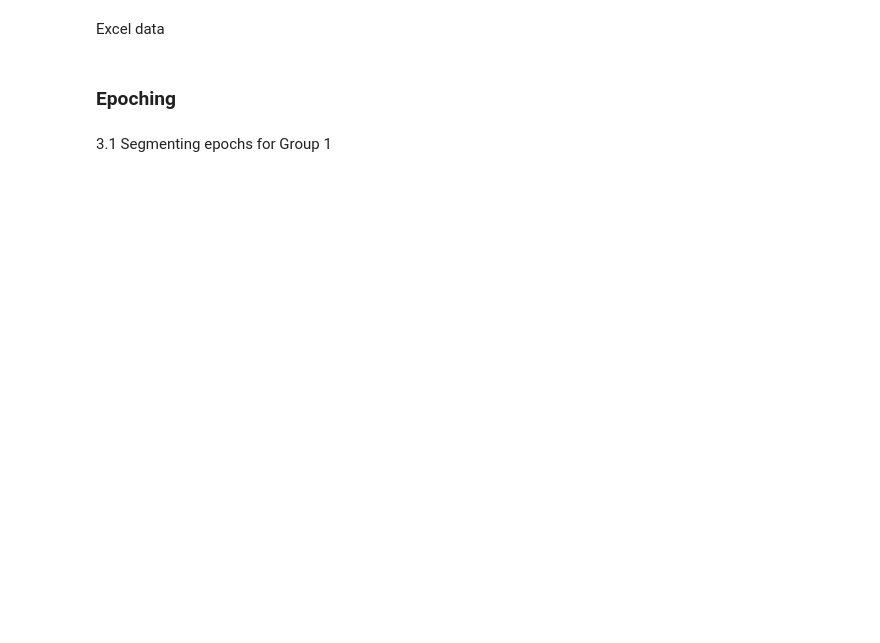
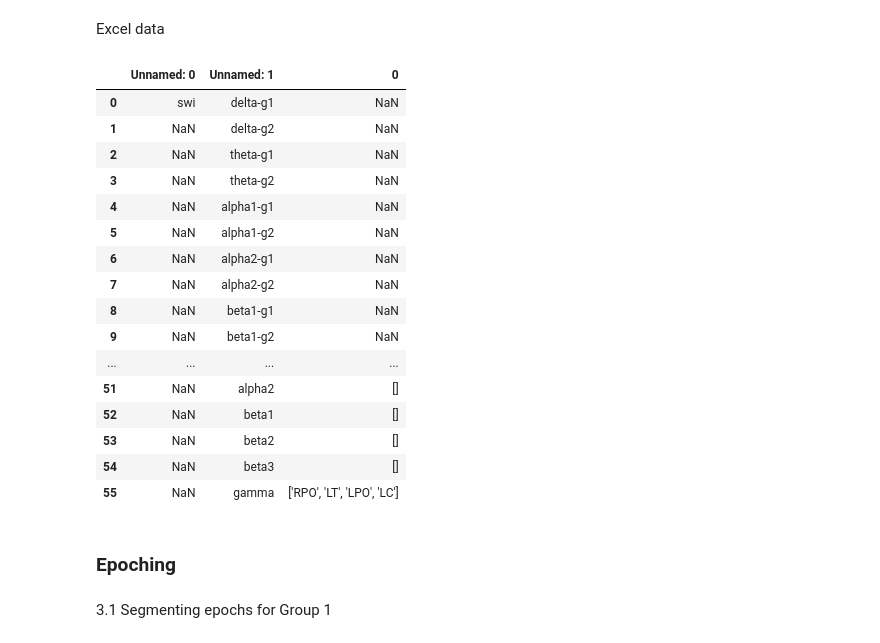
Before and after one commit to vishwanisingh/Depression-tDCS-Analysis, a Jupyter notebook: pre-vs-post.ipynb, the cells around one changed output. Drawn from its saved outputs; the diff is of its cells as text; code cells hidden in the pictures; blank space fills up the shorter version.

```diff
--- a/pre-vs-post.ipynb
+++ b/pre-vs-post.ipynb
@@ -96,22 +110,43 @@ Setting up band-pass filter from 0.01 - 45 Hz
 # %% [markdown]
 Excel data
 # %%
-df = pd.read_excel("comparison-results/output.xlsx")
-main_column_names = ['swi', 'links', 'asymmetry', 'regions']
-subcols = ('delta-g1', 'delta-g2', 'theta-g1', 'theta-g2', 'alpha1-g1', 'alpha1-g2', 'alpha2-g1', 'alpha2-g2',
-           'beta1-g1', 'beta1-g2', 'beta2-g1', 'beta2-g2', 'beta3-g1', 'beta3-g2', 'gamma-g1', 'gamma-g2')
+existing_file = "comparison-results/output.xlsx"
+df = pd.read_excel(existing_file)
+row_data = {}
 
-subcolumn_names = {
-    'swi': subcols,
-    'links': subcols,
-    'asymmetry': subcols,
-    'regions': ('delta', 'theta', 'alpha1', 'alpha2', 'beta1', 'beta2', 'beta3', 'gamma')
-}
+# main_column_names = ['swi', 'links', 'asymmetry', 'regions']
+# subcols = ('delta-g1', 'delta-g2', 'theta-g1', 'theta-g2', 'alpha1-g1', 'alpha1-g2', 'alpha2-g1', 'alpha2-g2',
+#            'beta1-g1', 'beta1-g2', 'beta2-g1', 'beta2-g2', 'beta3-g1', 'beta3-g2', 'gamma-g1', 'gamma-g2')
 
-columns_tuples = [(main_col, sub_col) for main_col in main_column_names for sub_col in subcolumn_names[main_col]]
-columns = pd.MultiIndex.from_tuples(columns_tuples)
-df = pd.DataFrame(columns=columns)
-df.head()
+# subcolumn_names = {
+#     'swi': subcols,
+#     'links': subcols,
+#     'asymmetry': subcols,
+#     'regions': ('delta', 'theta', 'alpha1', 'alpha2', 'beta1', 'beta2', 'beta3', 'gamma')
+# }
+
+# columns_tuples = [(main_col, sub_col) for main_col in main_column_names for sub_col in subcolumn_names[main_col]]
+# columns = pd.MultiIndex.from_tuples(columns_tuples)
+# x = pd.DataFrame(columns=columns)
+df
+# %% [output]
+|  | Unnamed: 0 | Unnamed: 1 | 0 |
+| 0 | swi | delta-g1 | NaN |
+| 1 | NaN | delta-g2 | NaN |
+| 2 | NaN | theta-g1 | NaN |
+| 3 | NaN | theta-g2 | NaN |
+| 4 | NaN | alpha1-g1 | NaN |
+| 5 | NaN | alpha1-g2 | NaN |
+| 6 | NaN | alpha2-g1 | NaN |
+| 7 | NaN | alpha2-g2 | NaN |
+| 8 | NaN | beta1-g1 | NaN |
+| 9 | NaN | beta1-g2 | NaN |
+| ... | ... | ... | ... |
+| 51 | NaN | alpha2 | [] |
+| 52 | NaN | beta1 | [] |
+| 53 | NaN | beta2 | [] |
+| 54 | NaN | beta3 | [] |
+| 55 | NaN | gamma | ['RPO', 'LT', 'LPO', 'LC'] |
 # %% [markdown]
 ### Epoching
 # %%
```
Also changed, not shown: parts of 27 cells of this notebook, 2 other files.
